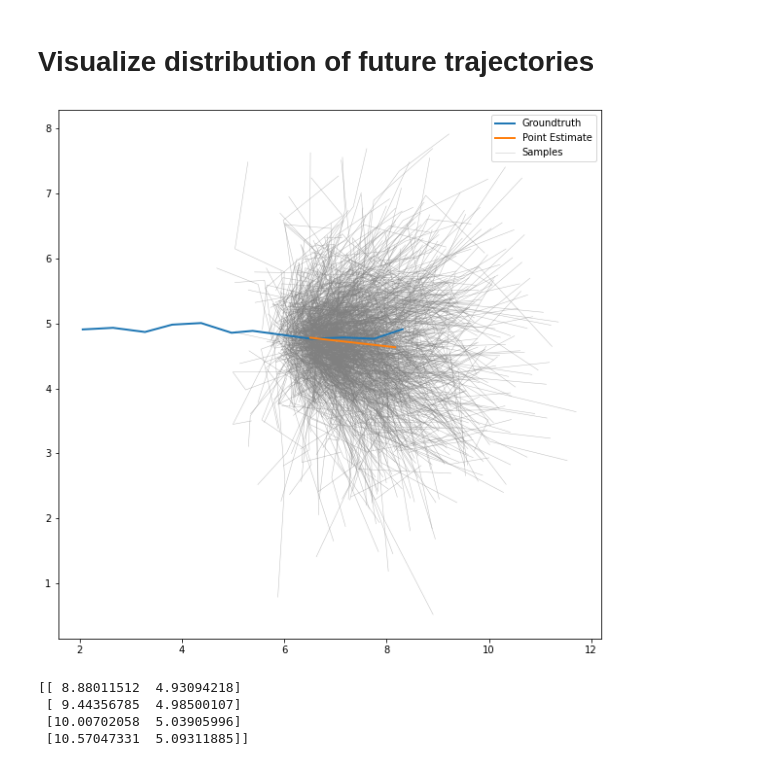
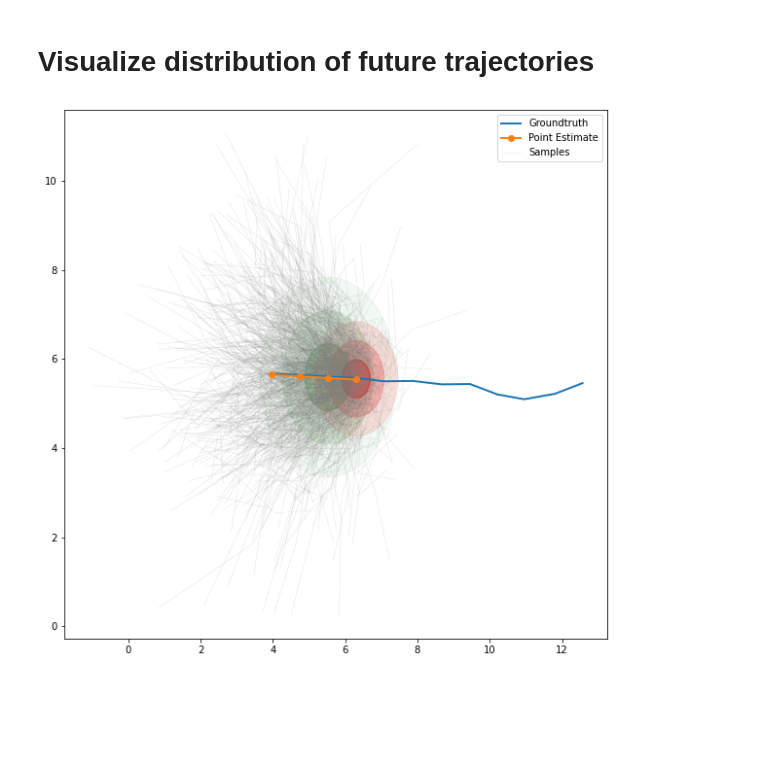
Before and after one commit to fengzileee/nus-cs5340, a Jupyter notebook: notebooks/constant-vel-kf.ipynb, the cells around one changed output. Saved outputs shown, nothing was run; the diff lists cells and outputs as text; code cells hidden in the pictures; blank space fills up the shorter version.

```diff
--- a/notebooks/constant-vel-kf.ipynb
+++ b/notebooks/constant-vel-kf.ipynb
@@ -110,21 +79,11 @@ from uncertainty_motion_prediction.visualizer import SamplingVisualizer
 # %%
 import matplotlib.pyplot as plt
 
-Q = np.eye(4) * 0.05
-R = np.eye(4) * 0.05
-pred = ConstantVelocityKFPredictor(N_future=4, dt=0.4, Q=Q, R=R)
+pred = ConstantVelocityKFPredictor(N_future=4, dt=0.4)
 viz = SamplingVisualizer(N_future=4, sample_size=1000)
 fig, axs = plt.subplots(1, 1, figsize=(10, 10))
 
-traj = trajlets[155, :, :]
+traj = trajlets[90, :, :]
 viz.visualize_to_axis(axs, pred, traj)
 # %% [output]
-[figure, old version]
+[figure, new version]
-# %%
-samples = pred.sample(traj, count=1000)
-print(pred.predict(traj))
-# %% [output]
-[[ 8.88011512  4.93094218]
- [ 9.44356785  4.98500107]
- [10.00702058  5.03905996]
- [10.57047331  5.09311885]]
```
Also changed, not shown: parts of 14 cells of this notebook, 4 other files.
